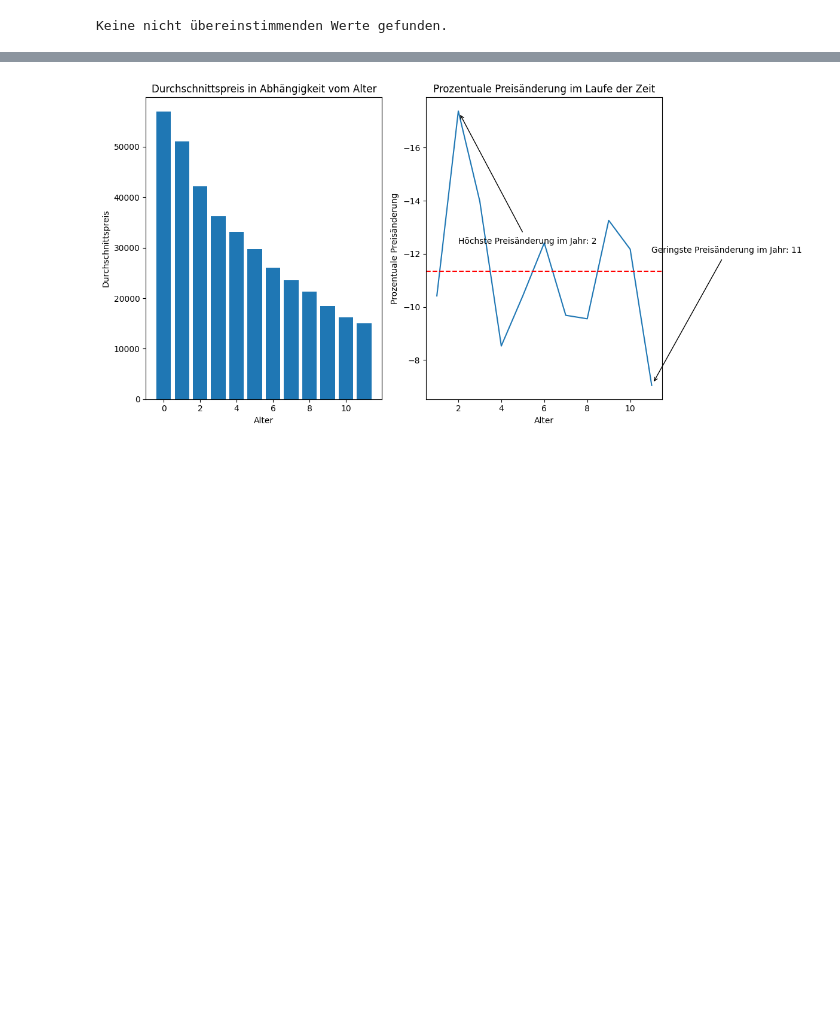
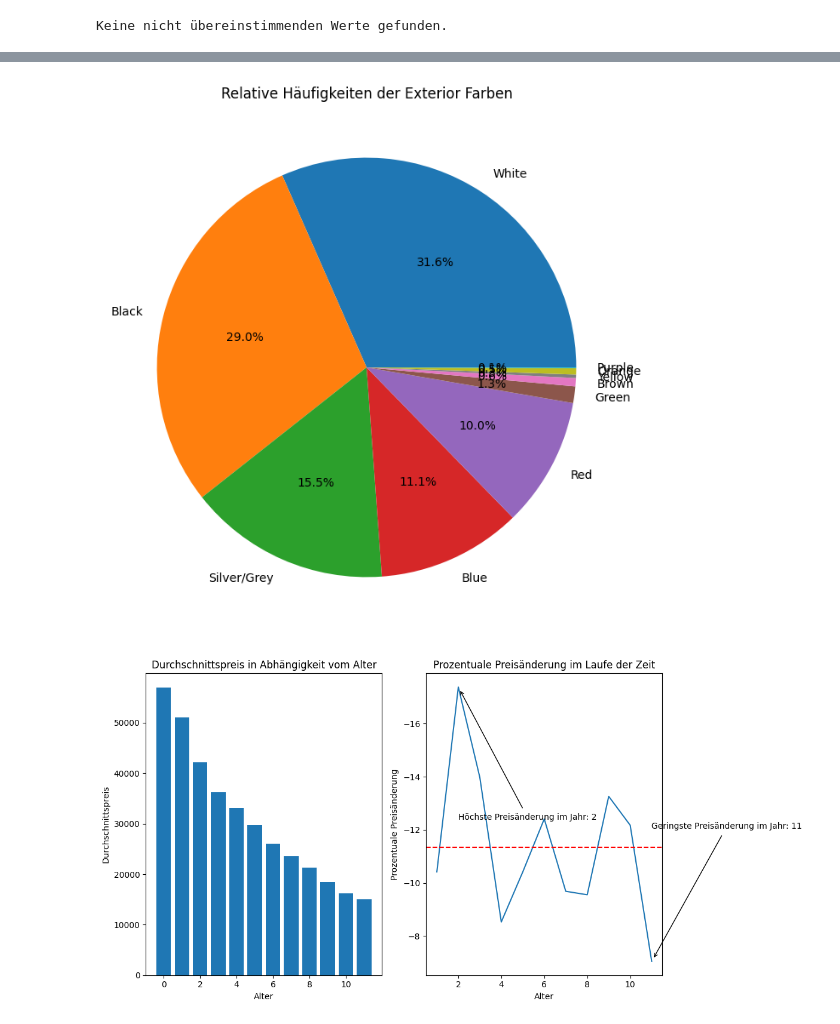
Before and after one commit to maxruffo/NewYorkCars-Analysis, a Jupyter notebook: NoteBook.ipynb, the cells around one changed output, grey strips where cells are left out. Drawn from its saved outputs; the diff is of its cells as text; code cells hidden in the pictures; blank space fills up the shorter version.

```diff
--- a/NoteBook.ipynb
+++ b/NoteBook.ipynb
@@ -57,3 +76,42 @@ plt.show()
+# %%
+import pandas as pd
+import matplotlib.pyplot as plt
+
+# Relative Häufigkeiten der Exterior Farben berechnen
+relative_frequencies = df['Exterior color'].value_counts(normalize=True)
+
+# Farben zusammenfassen
+merged_frequencies = pd.Series(dtype=float)
+color_groups = {}
+
+# Definition der Farbgruppen und deren Namen
+color_groups = {
+    'White': ['white'],
+    'Black': ['black'],
+    'Silver/Grey': ['silver', 'grey'],
+    'Blue': ['blue'],
+    'Red': ['red'],
+    'Green': ['green'],
+    'Brown': ['brown'],
+    'Yellow': ['yellow'],
+    'Orange': ['orange'],
+    'Purple': ['purple'],
+}
+
+# Zusammenfassen der Farben in den Farbgruppen
+for group, colors in color_groups.items():
+    merged_frequency = relative_frequencies[relative_frequencies.index.str.contains('|'.join(colors), case=False)].sum()
+    merged_frequencies[group] = merged_frequency
+
+# Pie Chart erstellen
+plt.figure(figsize=(8, 8))
+plt.pie(merged_frequencies.values, labels=merged_frequencies.index, autopct='%1.1f%%')
+plt.title('Relative Häufigkeiten der Exterior Farben')
+
+# Diagramm anzeigen
+plt.show()
+# %% [output]
+[figure, added]
 # %%
 grouped_data = df.groupby('Age')['money'].mean()
 
```
Also changed, not shown: parts of 3 cells of this notebook.
